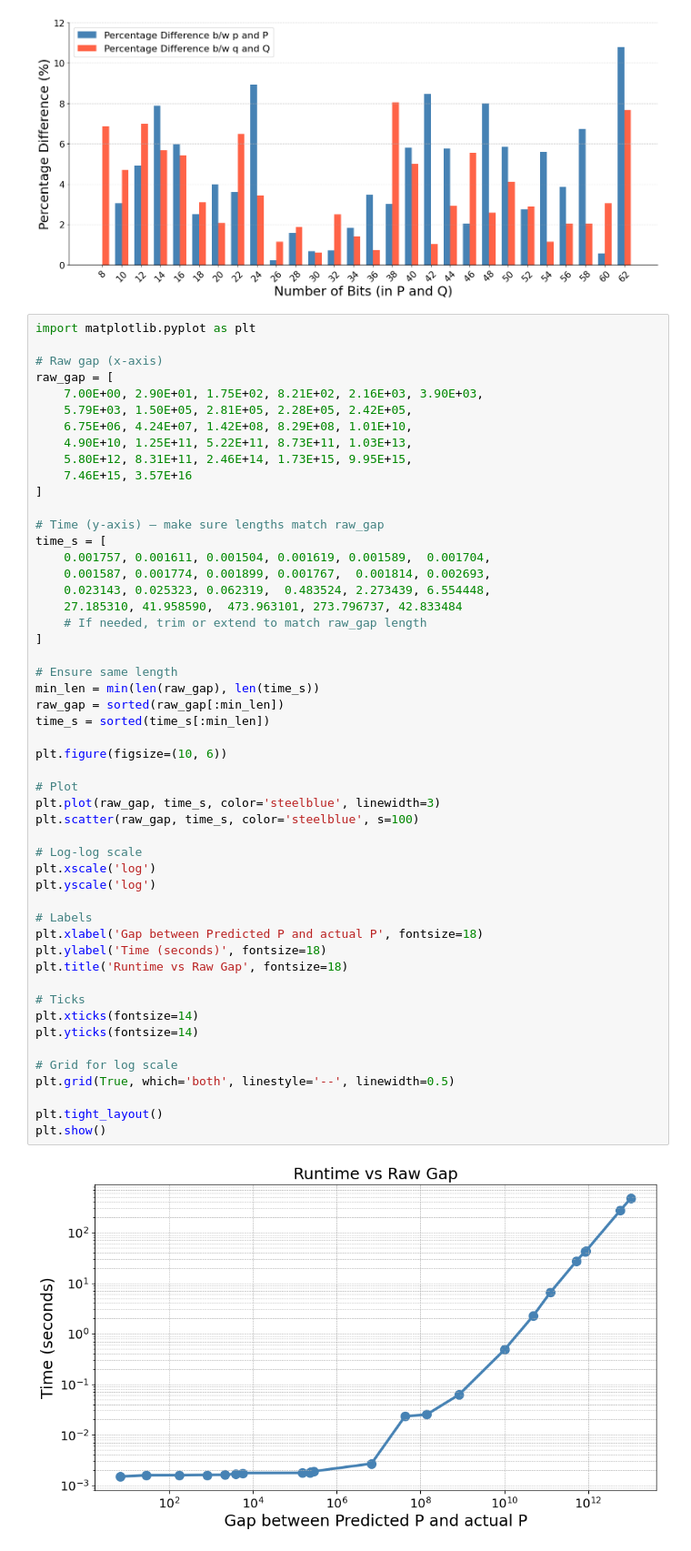
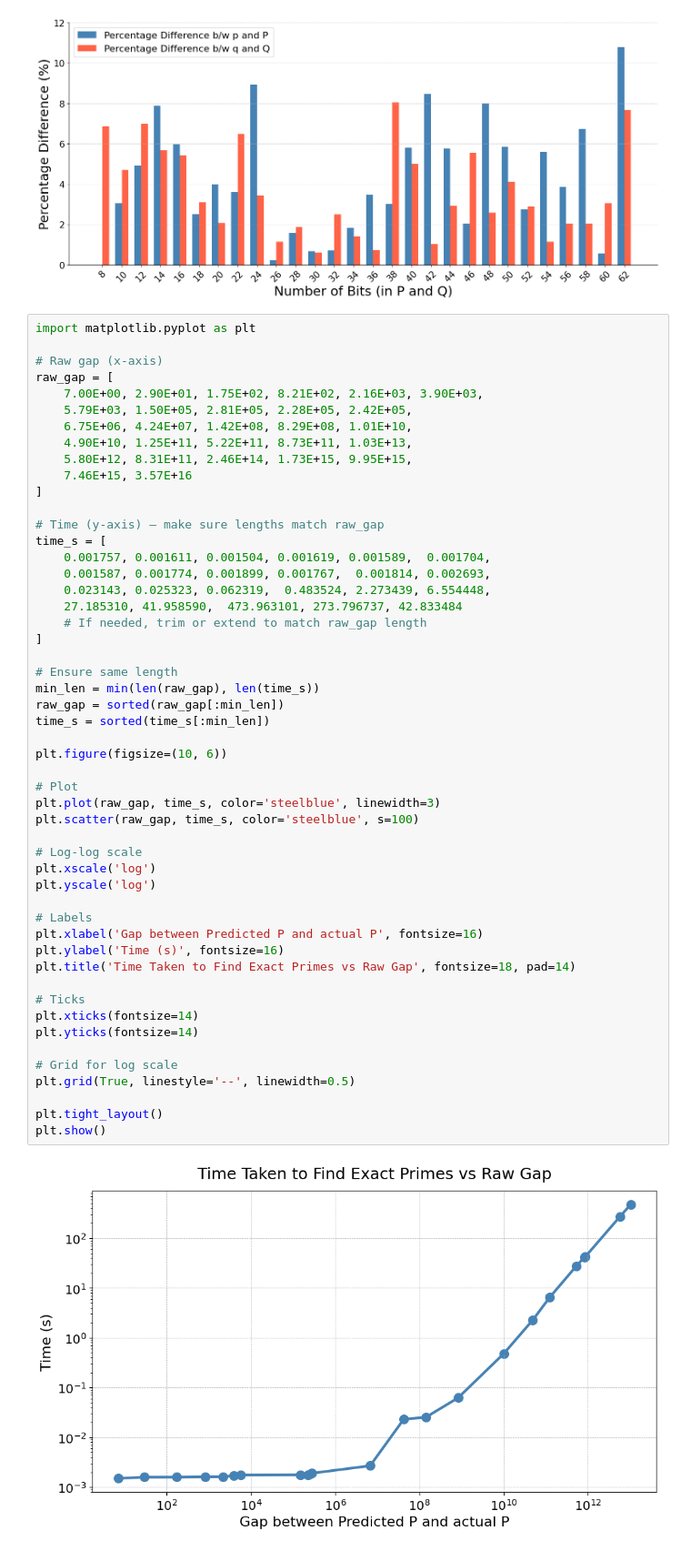
Before and after one commit to AdvithDesu/Digital_Annealer, a Jupyter notebook: Plotting shit.ipynb, the cells around one changed output. Shown at 91% size. Drawn from its saved outputs; the diff is of its cells as text.

Commit message:
New Images

```diff
--- a/Plotting shit.ipynb
+++ b/Plotting shit.ipynb
@@ -398,38 +520,38 @@ time_s = [
     27.185310, 41.958590,  473.963101, 273.796737, 42.833484
     # If needed, trim or extend to match raw_gap length
 ]
 
 # Ensure same length
 min_len = min(len(raw_gap), len(time_s))
 raw_gap = sorted(raw_gap[:min_len])
 time_s = sorted(time_s[:min_len])
 
 plt.figure(figsize=(10, 6))
 
 # Plot
 plt.plot(raw_gap, time_s, color='steelblue', linewidth=3)
 plt.scatter(raw_gap, time_s, color='steelblue', s=100)
 
 # Log-log scale
 plt.xscale('log')
 plt.yscale('log')
 
 # Labels
-plt.xlabel('Gap between Predicted P and actual P', fontsize=18)
-plt.ylabel('Time (seconds)', fontsize=18)
-plt.title('Runtime vs Raw Gap', fontsize=18)
+plt.xlabel('Gap between Predicted P and actual P', fontsize=16)
+plt.ylabel('Time (s)', fontsize=16)
+plt.title('Time Taken to Find Exact Primes vs Raw Gap', fontsize=18, pad=14)
 
 # Ticks
 plt.xticks(fontsize=14)
 plt.yticks(fontsize=14)
 
 # Grid for log scale
-plt.grid(True, which='both', linestyle='--', linewidth=0.5)
+plt.grid(True, linestyle='--', linewidth=0.5)
 
 plt.tight_layout()
 plt.show()
 # %% [output]
-[figure, old version]
+[figure, new version]
 # %%
 import matplotlib.pyplot as plt
 
```
Also changed, not shown: parts of 5 cells of this notebook, 8 other files.
